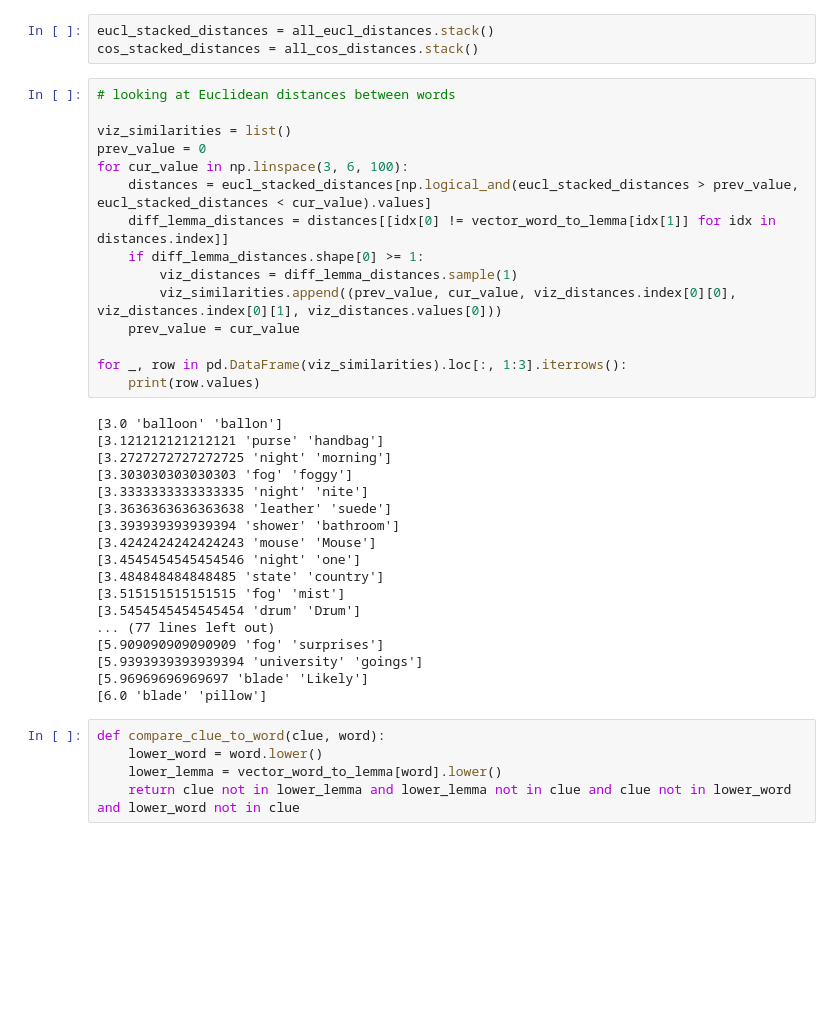
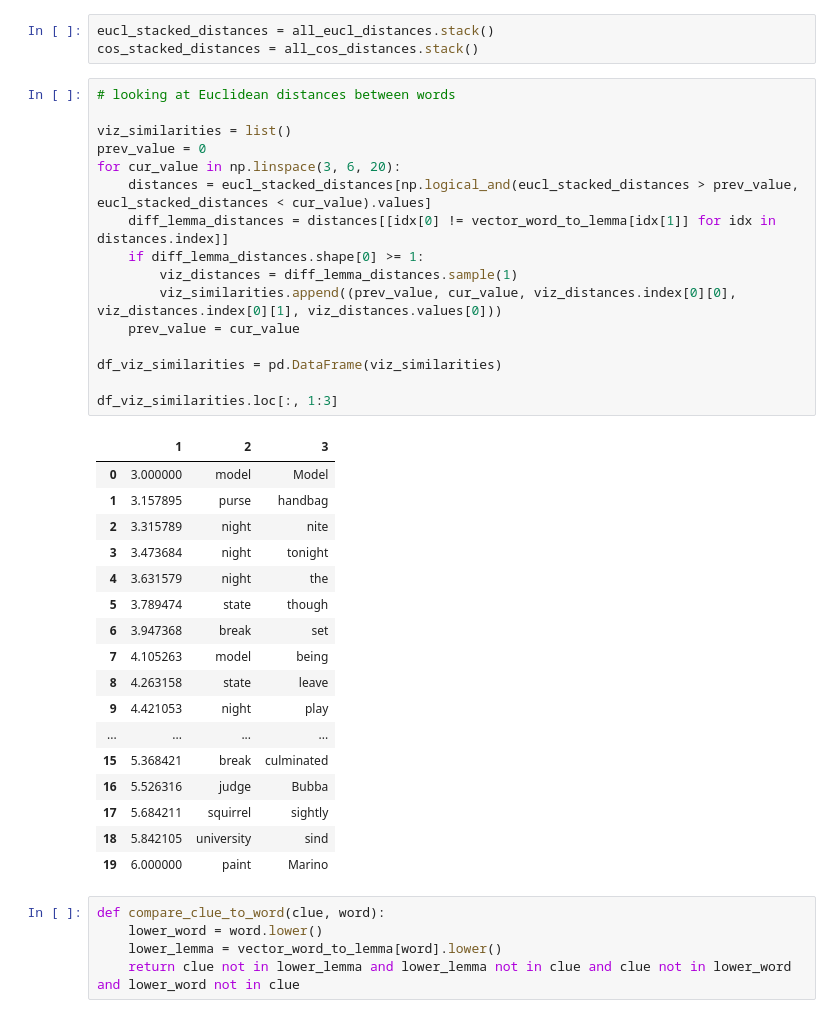
Before and after one commit to zscore/codenames-embeddings, a Jupyter notebook: notebooks/loading-embeddings.ipynb, the cells around one changed output. Cells and saved outputs as stored; diff of their text form; blank space fills up the shorter version.

```diff
--- a/notebooks/loading-embeddings.ipynb
+++ b/notebooks/loading-embeddings.ipynb
@@ -153,36 +153,37 @@ cos_stacked_distances = all_cos_distances.stack()
 # %%
 # looking at Euclidean distances between words
 
 viz_similarities = list()
 prev_value = 0
-for cur_value in np.linspace(3, 6, 100):
+for cur_value in np.linspace(3, 6, 20):
     distances = eucl_stacked_distances[np.logical_and(eucl_stacked_distances > prev_value, eucl_stacked_distances < cur_value).values]
     diff_lemma_distances = distances[[idx[0] != vector_word_to_lemma[idx[1]] for idx in distances.index]]
     if diff_lemma_distances.shape[0] >= 1:
         viz_distances = diff_lemma_distances.sample(1)
         viz_similarities.append((prev_value, cur_value, viz_distances.index[0][0], viz_distances.index[0][1], viz_distances.values[0]))
     prev_value = cur_value
 
-for _, row in pd.DataFrame(viz_similarities).loc[:, 1:3].iterrows():
-    print(row.values)
+df_viz_similarities = pd.DataFrame(viz_similarities)
+
+df_viz_similarities.loc[:, 1:3]
 # %% [output]
-[3.0 'balloon' 'ballon']
-[3.121212121212121 'purse' 'handbag']
-[3.2727272727272725 'night' 'morning']
-[3.303030303030303 'fog' 'foggy']
-[3.3333333333333335 'night' 'nite']
-[3.3636363636363638 'leather' 'suede']
-[3.393939393939394 'shower' 'bathroom']
-[3.4242424242424243 'mouse' 'Mouse']
-[3.4545454545454546 'night' 'one']
-[3.484848484848485 'state' 'country']
-[3.515151515151515 'fog' 'mist']
-[3.5454545454545454 'drum' 'Drum']
-... (77 lines left out)
-[5.909090909090909 'fog' 'surprises']
-[5.9393939393939394 'university' 'goings']
-[5.96969696969697 'blade' 'Likely']
-[6.0 'blade' 'pillow']
+|  | 1 | 2 | 3 |
+| 0 | 3.000000 | model | Model |
+| 1 | 3.157895 | purse | handbag |
+| 2 | 3.315789 | night | nite |
+| 3 | 3.473684 | night | tonight |
+| 4 | 3.631579 | night | the |
+| 5 | 3.789474 | state | though |
+| 6 | 3.947368 | break | set |
+| 7 | 4.105263 | model | being |
+| 8 | 4.263158 | state | leave |
+| 9 | 4.421053 | night | play |
+| ... | ... | ... | ... |
+| 15 | 5.368421 | break | culminated |
+| 16 | 5.526316 | judge | Bubba |
+| 17 | 5.684211 | squirrel | sightly |
+| 18 | 5.842105 | university | sind |
+| 19 | 6.000000 | paint | Marino |
 # %%
 def compare_clue_to_word(clue, word):
     lower_word = word.lower()
```
Also changed, not shown: parts of 7 cells of this notebook, 3 other files.
